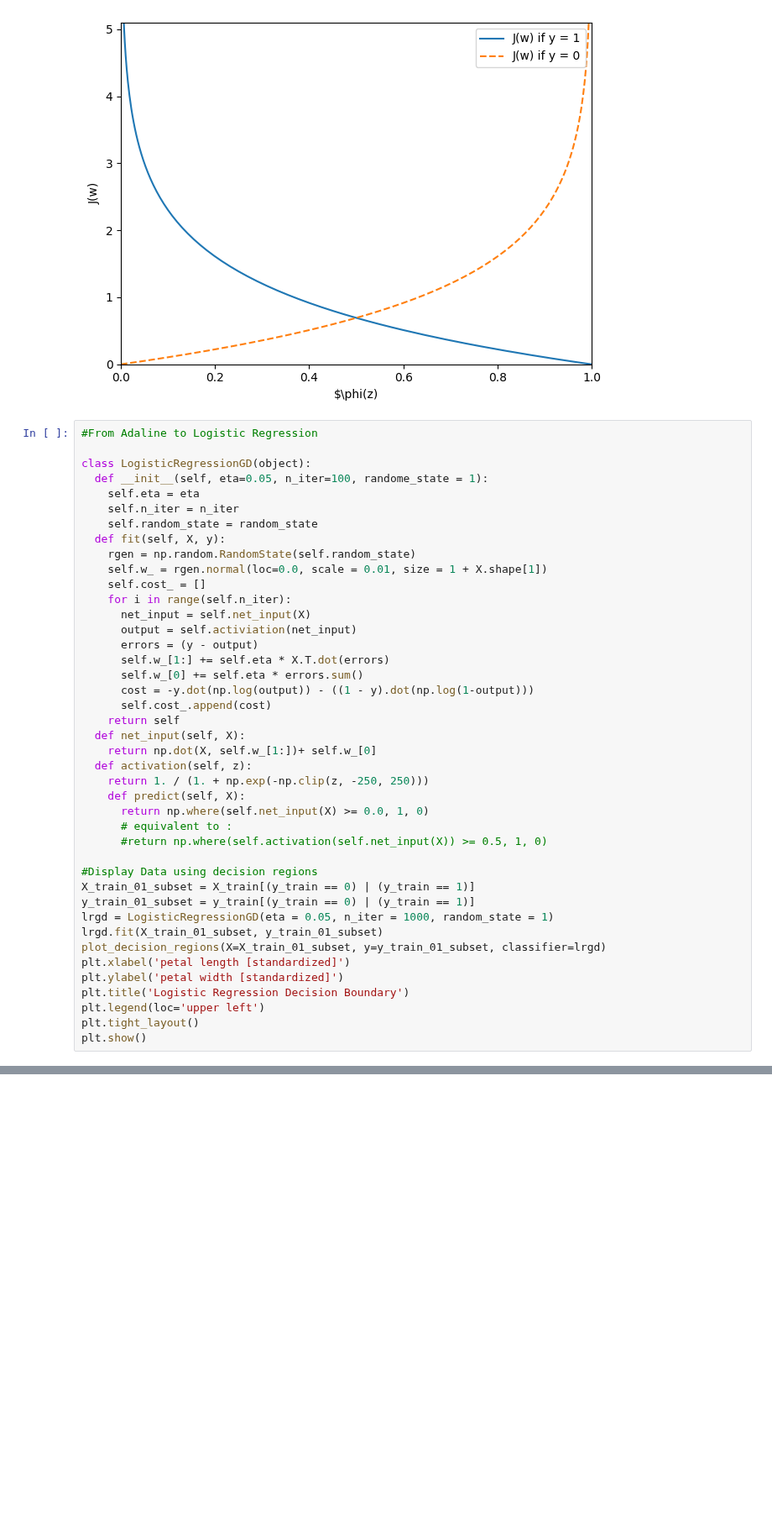
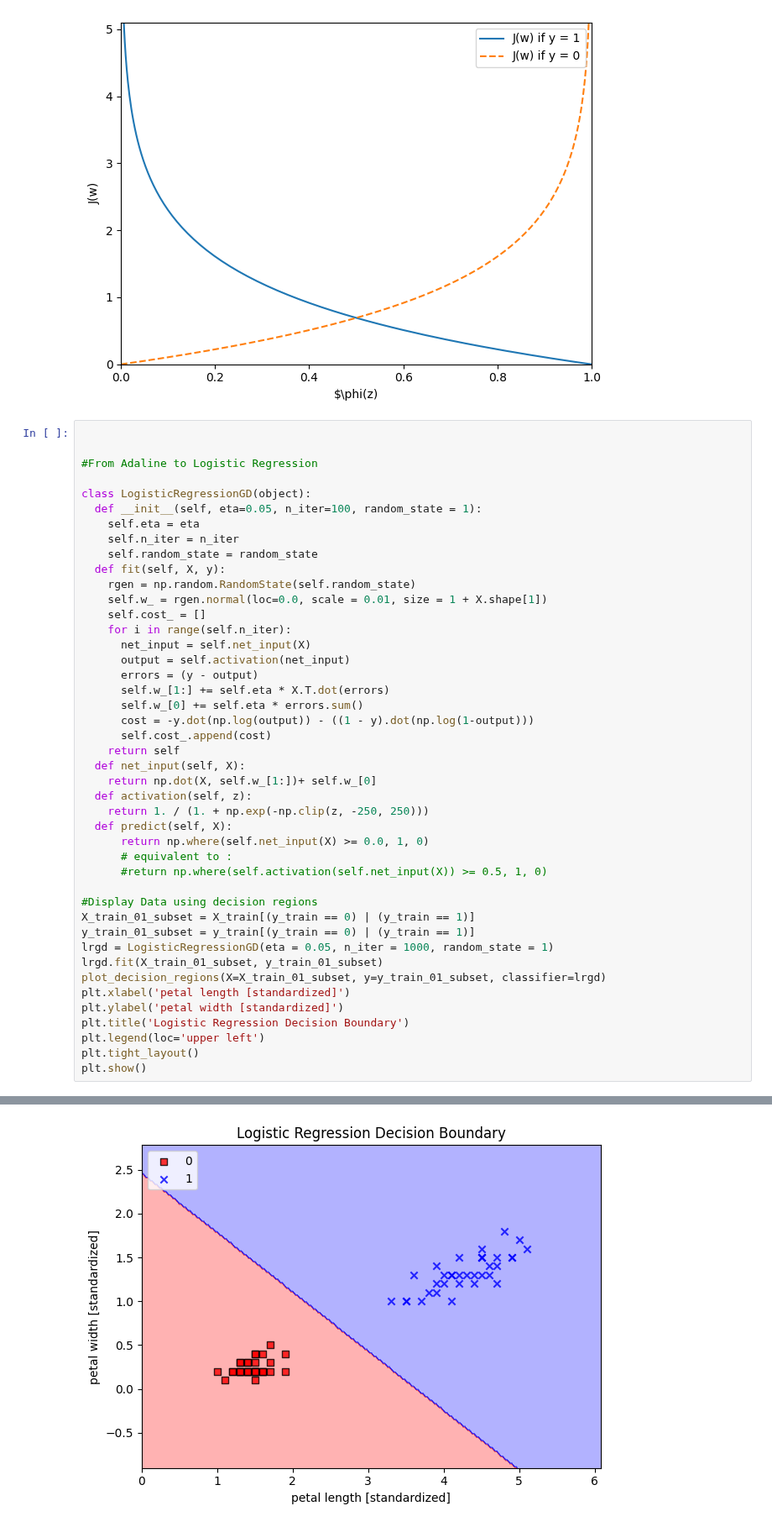
Before and after one commit to dae9999nam/COMP3314, a Jupyter notebook: COMP3314_Machine_Learning.ipynb, the cells around one changed output, grey strips where cells are left out. Shown at 84% size. Cells and saved outputs as stored; diff of their text form; blank space fills up the shorter version.

```diff
--- a/COMP3314_Machine_Learning.ipynb
+++ b/COMP3314_Machine_Learning.ipynb
@@ -514,10 +514,12 @@ plt.show()
 # %% [output]
 [figure]
 # %%
+
+
 #From Adaline to Logistic Regression
 
 class LogisticRegressionGD(object):
-  def __init__(self, eta=0.05, n_iter=100, randome_state = 1):
+  def __init__(self, eta=0.05, n_iter=100, random_state = 1):
     self.eta = eta
     self.n_iter = n_iter
     self.random_state = random_state
@@ -527,7 +529,7 @@ class LogisticRegressionGD(object):
     self.cost_ = []
     for i in range(self.n_iter):
       net_input = self.net_input(X)
-      output = self.activiation(net_input)
+      output = self.activation(net_input)
       errors = (y - output)
       self.w_[1:] += self.eta * X.T.dot(errors)
       self.w_[0] += self.eta * errors.sum()
@@ -538,7 +540,7 @@ class LogisticRegressionGD(object):
     return np.dot(X, self.w_[1:])+ self.w_[0]
   def activation(self, z):
     return 1. / (1. + np.exp(-np.clip(z, -250, 250)))
-    def predict(self, X):
+  def predict(self, X):
       return np.where(self.net_input(X) >= 0.0, 1, 0)
       # equivalent to :
       #return np.where(self.activation(self.net_input(X)) >= 0.5, 1, 0)
@@ -559,0 +561 @@ NameError: name 'X_train' is not defined
+[figure, added]
```
Also changed, not shown: parts of 1 cell of this notebook.
